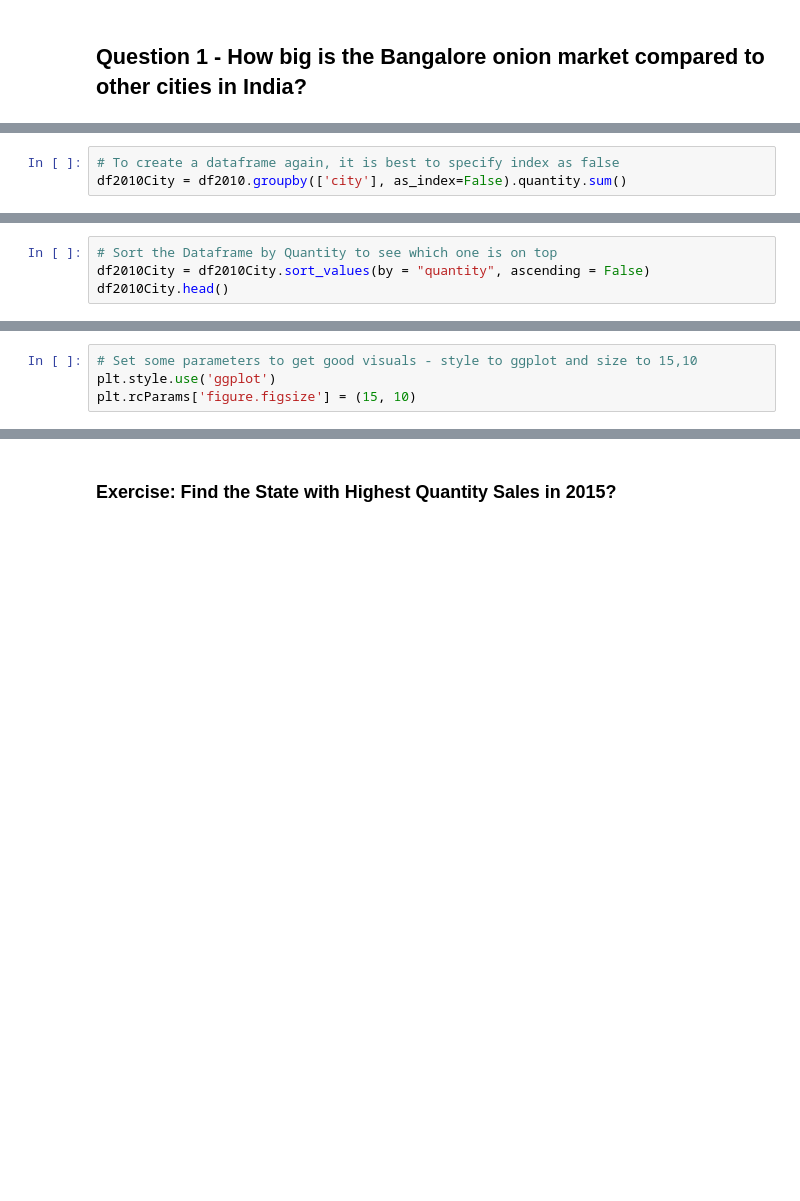
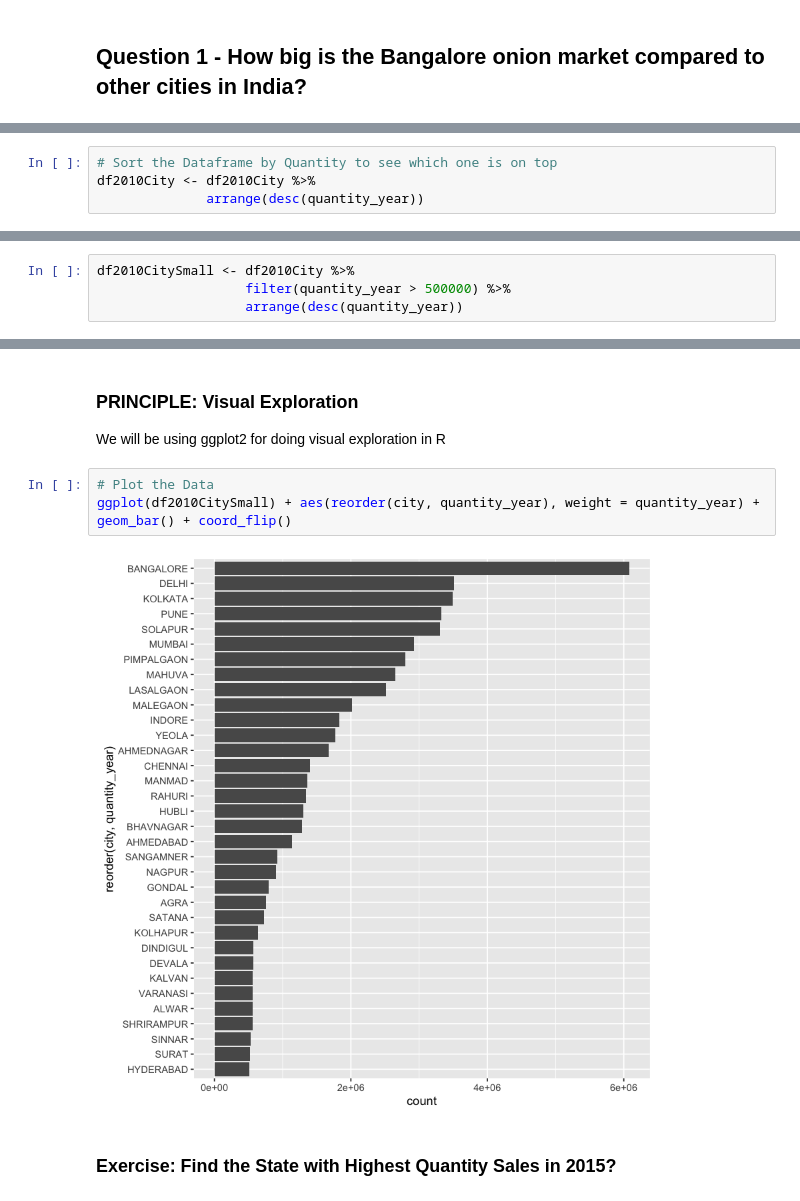
Before and after one commit to unnati-xyz/intro-R-data-science, a Jupyter notebook: onion/4-Explore.ipynb, the cells around one changed output, grey strips where cells are left out. Cells and saved outputs as stored; diff of their text form; blank space fills up the shorter version.

```diff
--- a/onion/4-Explore.ipynb
+++ b/onion/4-Explore.ipynb
@@ -111,3 +194,0 @@ df2010City.head()
-# %%
-# To create a dataframe again, it is best to specify index as false
-df2010City = df2010.groupby(['city'], as_index=False).quantity.sum()
@@ -116,4 +198,4 @@ df2010City.head()
 # %%
 # Sort the Dataframe by Quantity to see which one is on top
-df2010City = df2010City.sort_values(by = "quantity", ascending = False)
-df2010City.head()
+df2010City <- df2010City %>%
+              arrange(desc(quantity_year))
@@ -129,4 +201,0 @@ import matplotlib.pyplot as plt
-# %%
-# Set some parameters to get good visuals - style to ggplot and size to 15,10
-plt.style.use('ggplot')
-plt.rcParams['figure.figsize'] = (15, 10)
@@ -135,0 +202,4 @@ df2010City.plot(kind ="bar", x = 'city', y = 'quantity')
+# %%
+df2010CitySmall <- df2010City %>%
+                   filter(quantity_year > 500000) %>%
+                   arrange(desc(quantity_year))
@@ -136,3 +216,11 @@ df2010City.plot(kind ="bar", x = 'city', y = 'quantity')
+# %% [markdown]
+### PRINCIPLE: Visual Exploration
+We will be using ggplot2 for doing visual exploration in R
+# %%
+# Plot the Data
+ggplot(df2010CitySmall) + aes(reorder(city, quantity_year), weight = quantity_year) + geom_bar() + coord_flip()
+# %% [output]
+[figure, added]
 # %% [markdown]
 ### Exercise: Find the State with Highest Quantity Sales in 2015?
 # %% [markdown]
```
Also changed, not shown: parts of 74 cells of this notebook, 2 other files.
